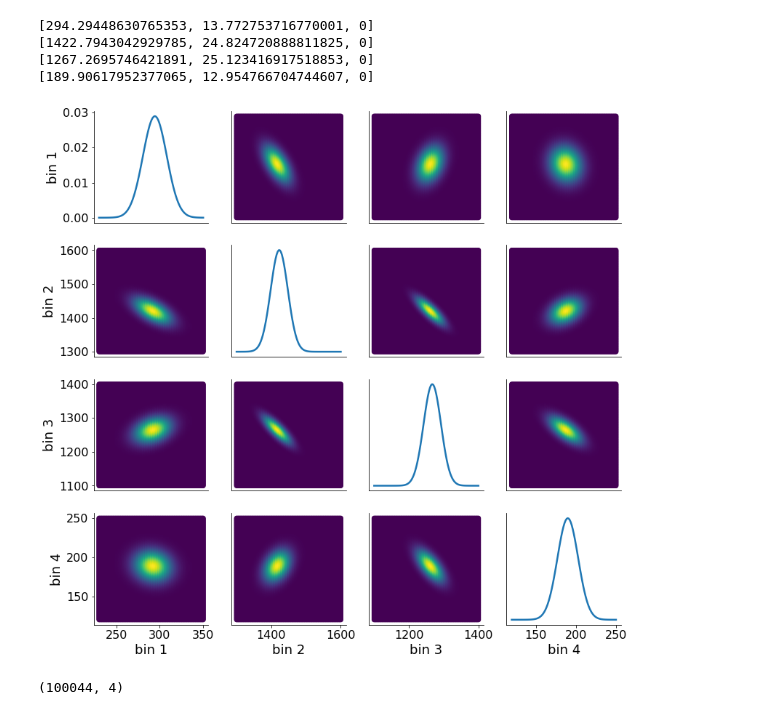
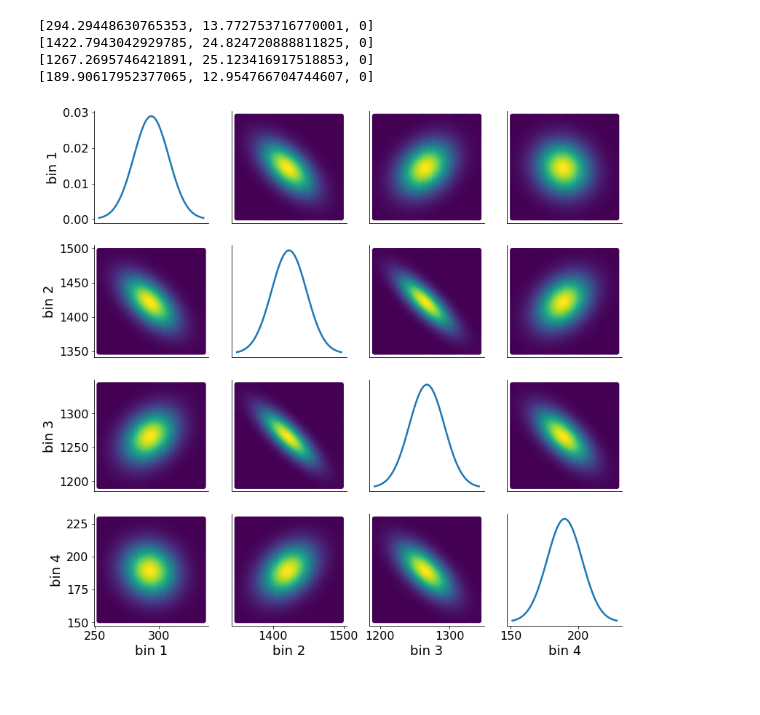
Before and after one commit to rmadar/asympdf, a Jupyter notebook: SymetricMeasurement.ipynb, the cells around one changed output. Saved outputs shown, nothing was run; the diff lists cells and outputs as text; code cells hidden in the pictures.

```diff
--- a/SymetricMeasurement.ipynb
+++ b/SymetricMeasurement.ipynb
@@ -50,16 +50,8 @@ for p in snParams:
 
 ndSN = apdf.ndimSkewNormal(loc=loc, scale=scale, cov=cov, alpha=alpha)
 # %%
-borders = [
-           [ 230,  350],
-           [1300, 1600],
-           [1100, 1400],
-           [ 120,  250],
-         ]
-
+# Plotting each variable pair
 varName = ['bin 1', 'bin 2', 'bin 3', 'bin 4']
-
-# Plotting each variable pair
-ndSN.plot(varNames=varName, borders=borders, nPoints=100, contour=False)
+ndSN.plot(varNames=varName, contour=False)
 # %% [output]
-[figure, old version]
+[figure, new version]
@@ -112,5 +57,0 @@ def getNtoysFlat(nMin, chunck=100000):
-# %%
-dataG = getNtoysFlat(100000)
-print(dataG.shape)
-# %% [output]
-(100044, 4)
```
Also changed, not shown: parts of 16 cells of this notebook, 5 other files.
